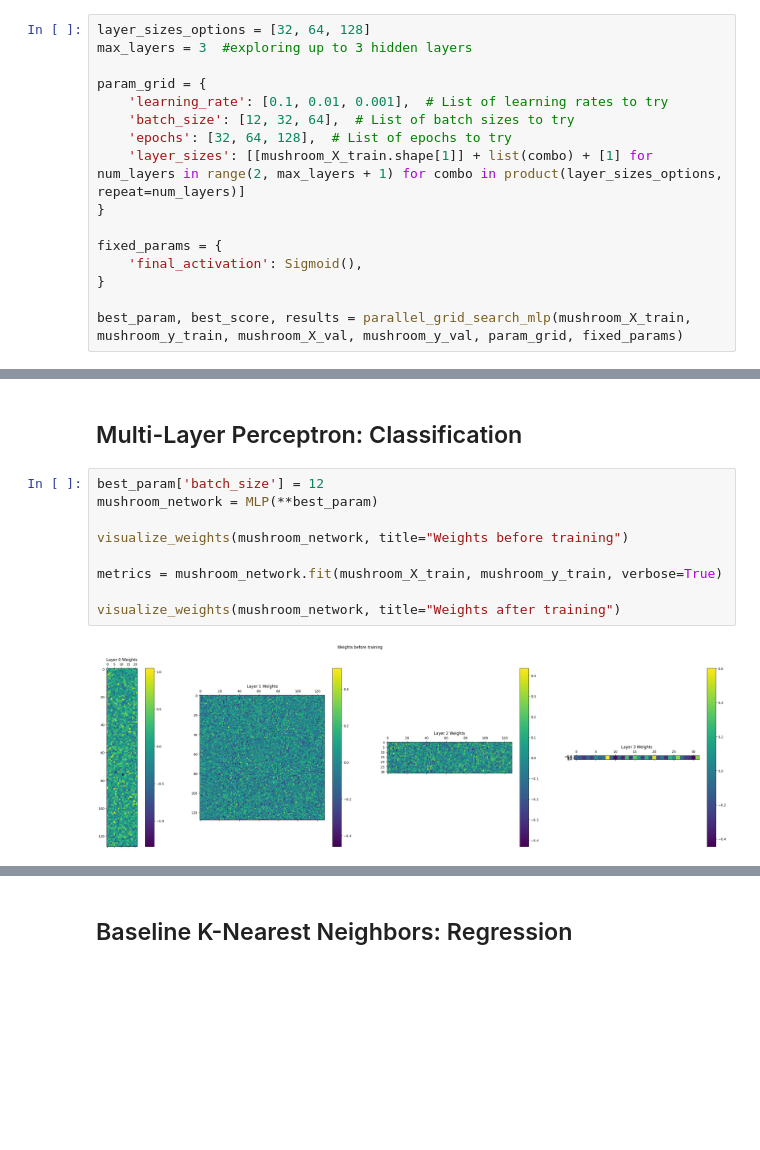
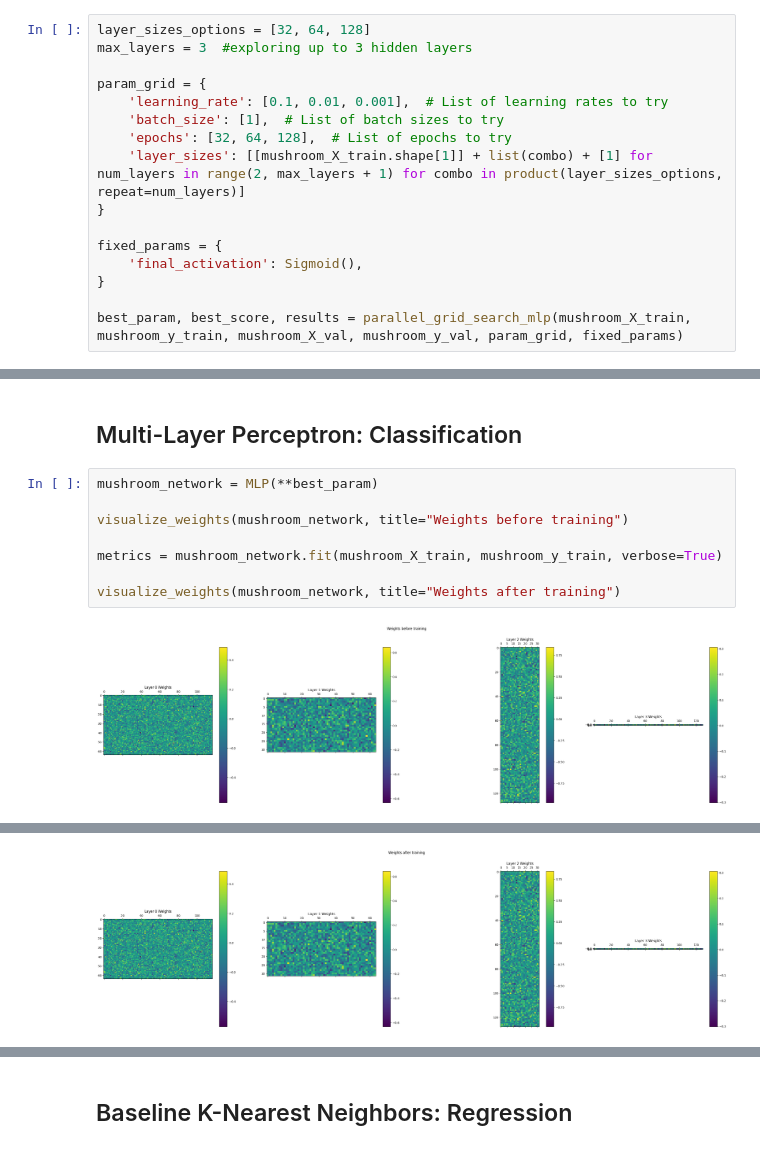
Before and after one commit to hectellian/ai-nn-project, a Jupyter notebook: results.ipynb, the cells around one changed output, grey strips where cells are left out. Saved outputs shown, nothing was run; the diff lists cells and outputs as text; blank space fills up the shorter version.

```diff
--- a/results.ipynb
+++ b/results.ipynb
@@ -152,7 +157,7 @@ max_layers = 3  #exploring up to 3 hidden layers
 
 param_grid = {
     'learning_rate': [0.1, 0.01, 0.001],  # List of learning rates to try
-    'batch_size': [12, 32, 64],  # List of batch sizes to try
+    'batch_size': [1],  # List of batch sizes to try
     'epochs': [32, 64, 128],  # List of epochs to try
     'layer_sizes': [[mushroom_X_train.shape[1]] + list(combo) + [1] for num_layers in range(2, max_layers + 1) for combo in product(layer_sizes_options, repeat=num_layers)]
 }
@@ -233,13 +240,12 @@ F1-Score:  0.9969641772920461
 # %% [markdown]
 ## Multi-Layer Perceptron: Classification
 # %%
-best_param['batch_size'] = 12
 mushroom_network = MLP(**best_param)
 
 visualize_weights(mushroom_network, title="Weights before training")
 
 metrics = mushroom_network.fit(mushroom_X_train, mushroom_y_train, verbose=True)
 
 visualize_weights(mushroom_network, title="Weights after training")
 # %% [output]
-[figure, old version]
+[figure, new version]
@@ -247,3 +269,4 @@ ValueError: Input layer size does not match the number of features in training d
+[figure, added]
 # %%
 mushroom_output = mushroom_network.predict(mushroom_X_test.T)
 
```
Also changed, not shown: parts of 10 cells of this notebook, 1 other file.
